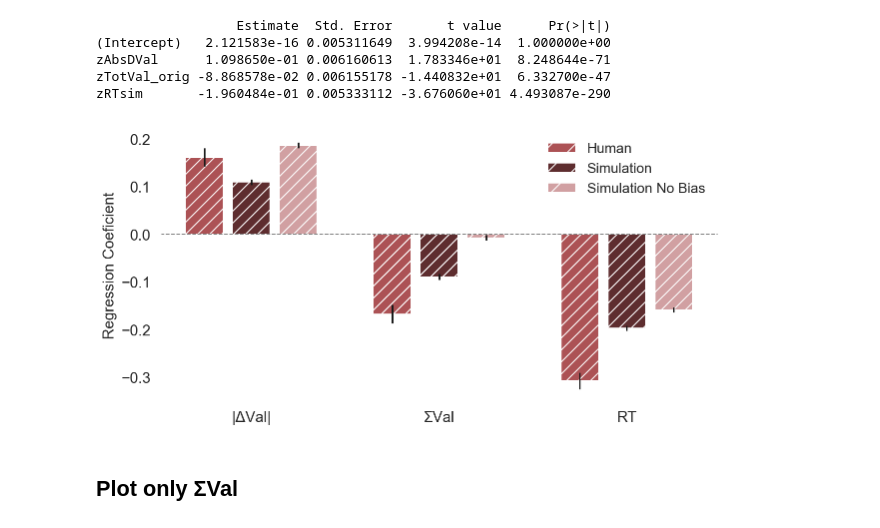
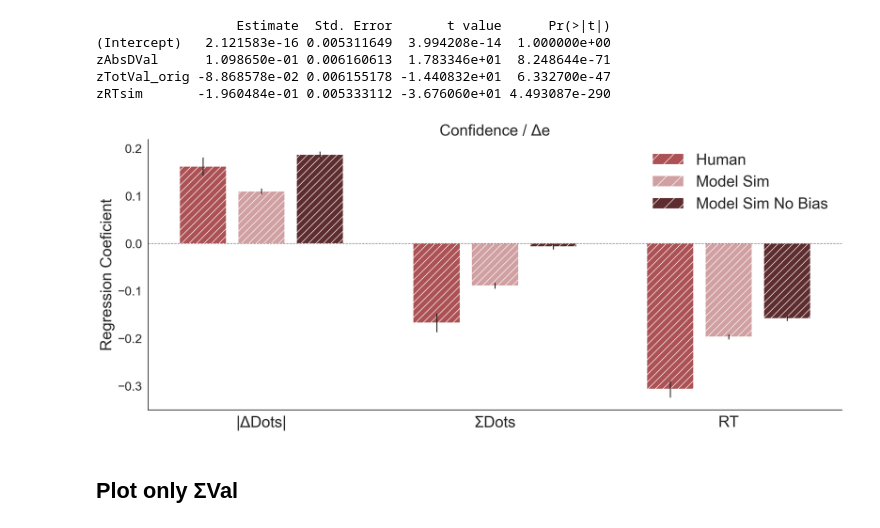
Before and after one commit to pradysepulveda/glamDDM_PF2019, a Jupyter notebook: PF2019_BE_ExtraFigs_TotVal_Individual_model_GLAMexcluded_final.ipynb, the cells around one changed output. Saved outputs shown, nothing was run; the diff lists cells and outputs as text; code cells hidden in the pictures.

```diff
--- a/PF2019_BE_ExtraFigs_TotVal_Individual_model_GLAMexcluded_final.ipynb
+++ b/PF2019_BE_ExtraFigs_TotVal_Individual_model_GLAMexcluded_final.ipynb
@@ -435,37 +442,43 @@ x2 = np.arange(len(ModelDev_Coefs))
 x3 = np.arange(len(ModelDev_Coefs))+.25
 # %%
 
-fig, ax = plt.subplots(1,1,figsize=(10,5))
+fig, ax = plt.subplots(1,1,figsize=(20,8))
 ax.set_facecolor('xkcd:white')
 
 width_bars = 0.2
 
 plt.bar(x1, ModelConf_Coefs,yerr=ModelConf_SEs, color=['#AC5255' ],width = width_bars,hatch='//')
-plt.bar(x2, ModelDev_Coefs, yerr=ModelDev_SEs,  color=['#5E2D2F' ],width = width_bars,hatch='//')
-plt.bar(x3, ModelDev_nobias_Coef,yerr=ModelDev_nobias_SEs, color=['#D1A0A2' ],width = width_bars,hatch='//')
+plt.bar(x2, ModelDev_Coefs, yerr=ModelDev_SEs,  color=['#D1A0A2' ],width = width_bars,hatch='//')
+plt.bar(x3, ModelDev_nobias_Coef,yerr=ModelDev_nobias_SEs, color=['#5E2D2F' ],width = width_bars,hatch='//')
 
-plt.xticks(x2, ( '|ΔVal|', 'ΣVal','RT'),fontsize=15)
+plt.xticks(x2, ( '|ΔDots|', 'ΣDots','RT'),fontsize=25)
 
 #plt.ylim(950, 1200)
 
+Hum_patch = mpatches.Patch(facecolor='#AC5255',hatch=r'/', label='Human')
+Sim_patch = mpatches.Patch(facecolor='#D1A0A2',hatch=r'/', label='Model Sim')
+Sim_nb_patch = mpatches.Patch(facecolor='#5E2D2F',hatch=r'/', label='Model Sim No Bias')
 
-
-Hum_patch = mpatches.Patch(facecolor='#AC5255',hatch=r'/', label='Human')
-Sim_patch = mpatches.Patch(facecolor='#5E2D2F',hatch=r'/', label='Simulation')
-Sim_nb_patch = mpatches.Patch(facecolor='#D1A0A2',hatch=r'/', label='Simulation No Bias')
-
-plt.yticks(fontsize=15)
-plt.ylabel('Regression Coeficient',fontsize=15)
-leg = plt.legend(handles=[Hum_patch,Sim_patch,Sim_nb_patch],fontsize=14)
+plt.yticks(fontsize=20)
+plt.xticks(fontsize=25)
+plt.ylabel('Regression Coeficient',fontsize=25)
+leg = plt.legend(handles=[Hum_patch,Sim_patch,Sim_nb_patch],fontsize=25)
 leg.get_frame().set_facecolor('none')
 leg.get_frame().set_linewidth(0.0)
 
 ax.axhline(0, color='black', lw=1,linestyle =  '--', alpha = 0.5)
+plt.title('Confidence / Δe', fontsize = 25)
+
+
+
+sns.set(style='white')
+sns.despine()
+
 
 plt.show()
-fig.savefig(str('SavedFigures/GLAM_individual_Less_BalanceEvidence_TotVal_exclGlam.png'), dpi = 200 )
+fig.savefig(str('SavedFigures/GLAM_individual_Less_BalanceEvidence_TotVal_exclGlam2.png'), dpi = 200 )
 # %% [output]
-[figure, old version]
+[figure, new version]
 # %%
 ModelDev_Coefs_TotVal = ModelDev_Coefs[1]
 ModelDev_nobias_Coefs_TotVal = ModelDev_nobias_Coefs[1]
```
Also changed, not shown: parts of 7 cells of this notebook, 22 other files.
